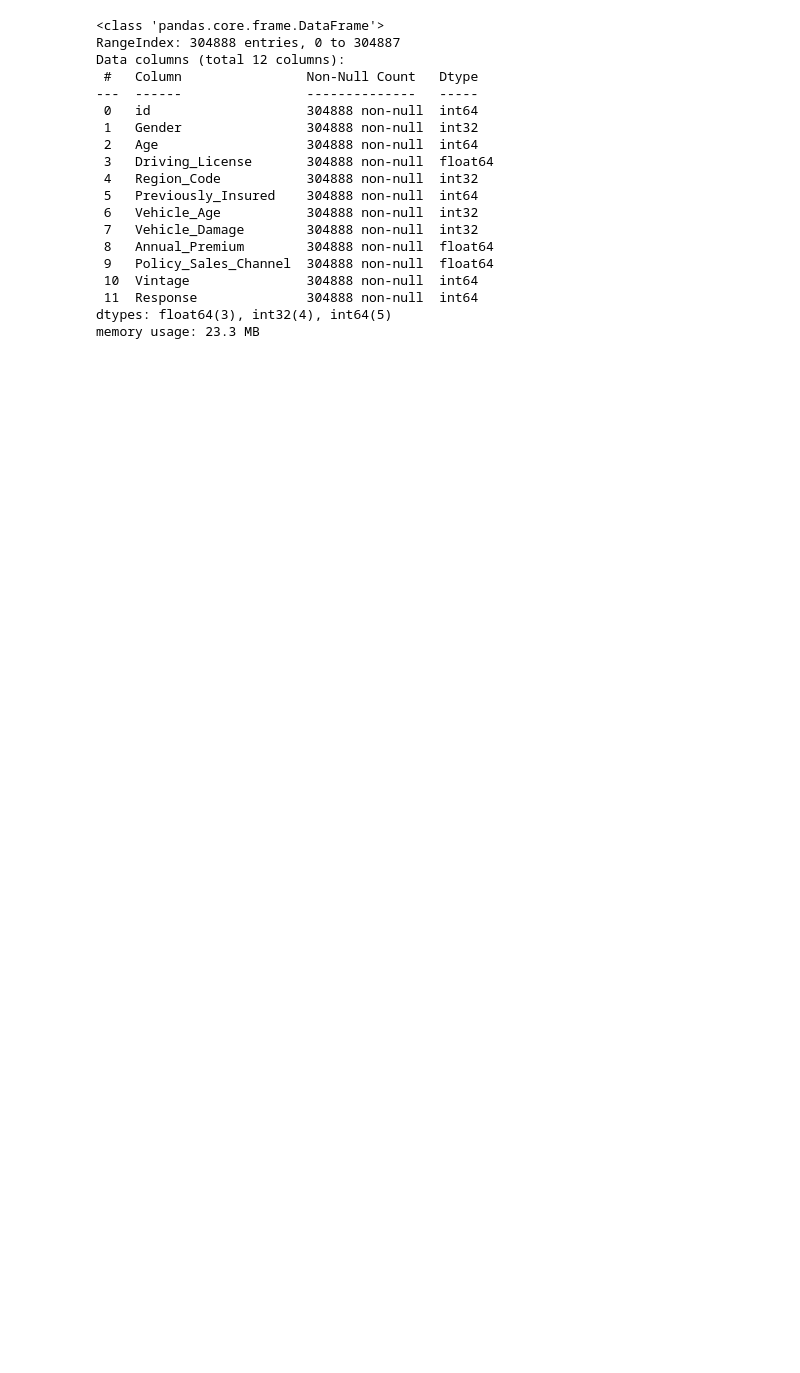
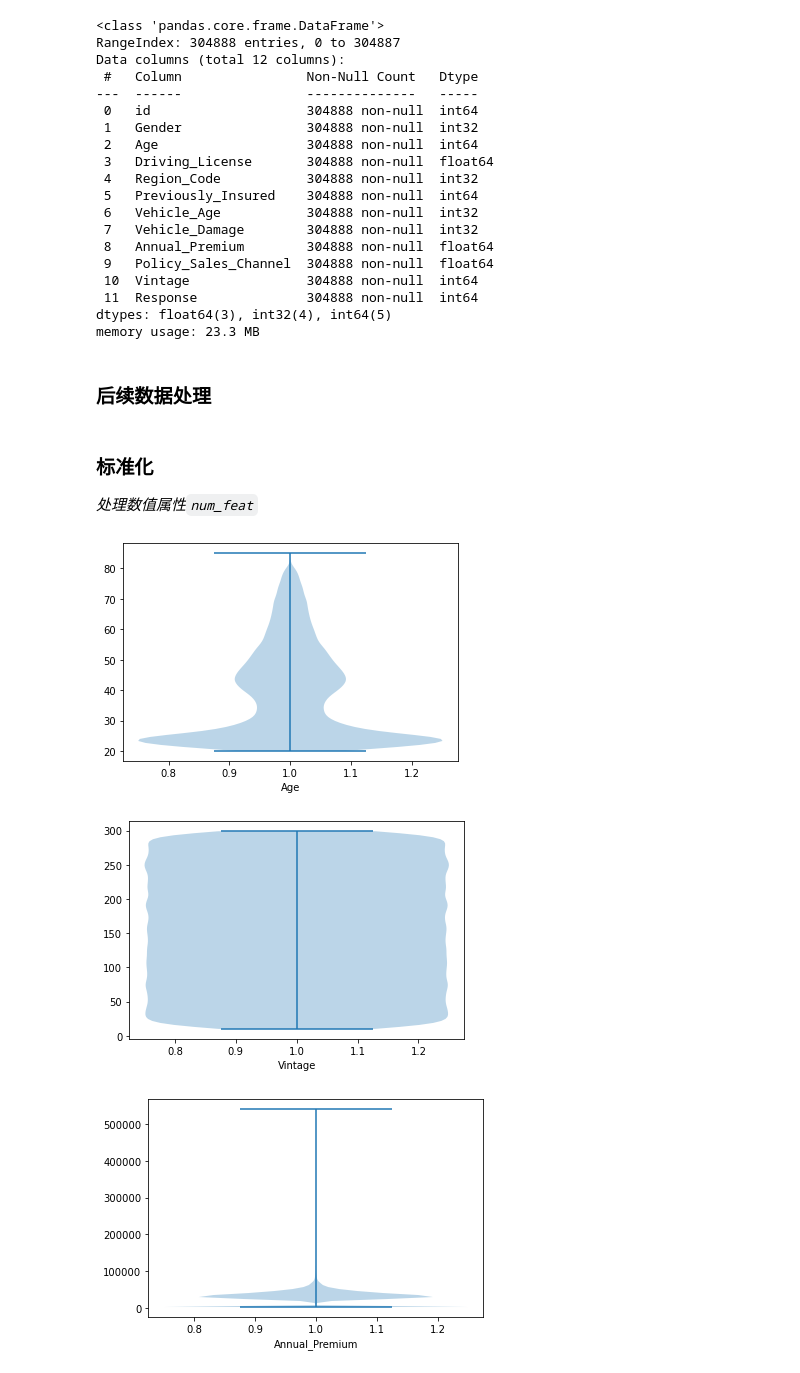
Before and after one commit to Oncle-Ha/I-sell-insurance, a Jupyter notebook: 数据预处理.ipynb, the cells around one changed output. Cells and saved outputs as stored; diff of their text form; code cells hidden in the pictures; blank space fills up the shorter version.

```diff
--- a/数据预处理.ipynb
+++ b/数据预处理.ipynb
@@ -32,8 +32,8 @@ memory usage: 27.9+ MB
 ### 数据格式处理（未升维）
 # %%
 # 数据格式处理
-num_feat = ['Age', 'Vintage', 'Previously_Insured', 'Annual_Premium'] # 数值属性
-nor_feat = ['Gender', 'Driving_License', 'Region_Code', 'Vehicle_Damage',  'Vehicle_Age', 'Policy_Sales_Channel'] # 标称属性
+num_feat = ['Age', 'Vintage', 'Annual_Premium'] # 数值属性
+nor_feat = ['Gender', 'Driving_License', 'Region_Code', 'Vehicle_Damage',  'Vehicle_Age', 'Policy_Sales_Channel', 'Previously_Insured'] # 标称属性
 
 df_train['Gender'] = df_train['Gender'].map( {'Female': 0, 'Male': 1} ).astype(int)
 df_train['Vehicle_Damage'] = df_train['Vehicle_Damage'].map( {'Yes': 1, 'No': 0} ).astype(int)
@@ -143,7 +154,22 @@ Data columns (total 12 columns):
  11  Response              304888 non-null  int64
 dtypes: float64(3), int32(4), int64(5)
 memory usage: 23.3 MB
+# %% [markdown]
+### 后续数据处理
 # %%
 # 数据格式处理
 df_train['Policy_Sales_Channel'] = df_train['Policy_Sales_Channel'].astype(int)
 df_train['Driving_License'] = df_train['Driving_License'].astype(int)
+# %% [markdown]
+### 标准化
+*处理数值属性`num_feat`*
+# %%
+import matplotlib.pyplot as plt
+for feat in num_feat:
+    plt.violinplot(df_train[feat])
+    plt.xlabel(feat)
+    plt.show()
+# %% [output]
+[figure, added]
+[figure, added]
+[figure, added]
```
Also changed, not shown: parts of 11 cells of this notebook, 4 other files.
